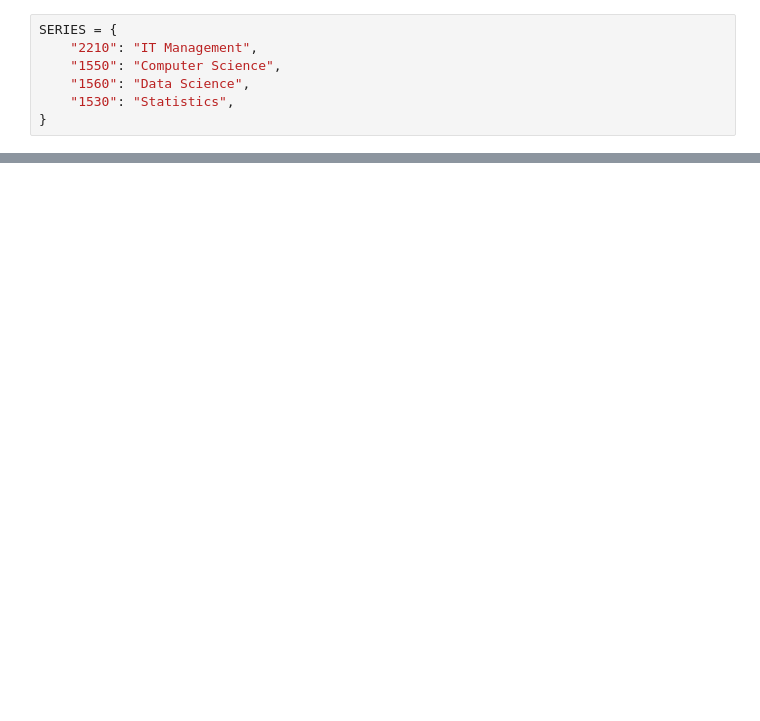
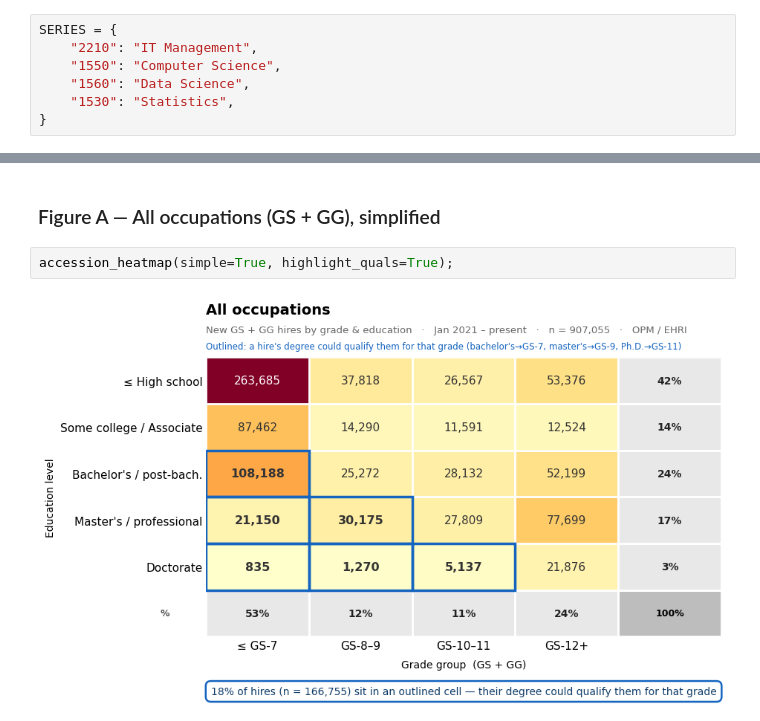
Before and after one commit to abigailhaddad/fed-hiring-heatmaps, a Jupyter notebook: heatmaps.ipynb, the cells around one changed output, grey strips where cells are left out. Saved outputs shown, nothing was run; the diff lists cells and outputs as text; blank space fills up the shorter version.

```diff
--- a/heatmaps.ipynb
+++ b/heatmaps.ipynb
@@ -137,0 +22,6 @@ wrote heatmap_2210_gsgg_quals.png
+# %% [markdown]
+### Figure A — All occupations (GS + GG), simplified
+# %%
+accession_heatmap(simple=True, highlight_quals=True);
+# %% [output]
+[figure, added]
```
Also changed, not shown: parts of 43 cells of this notebook, 4 other files.
